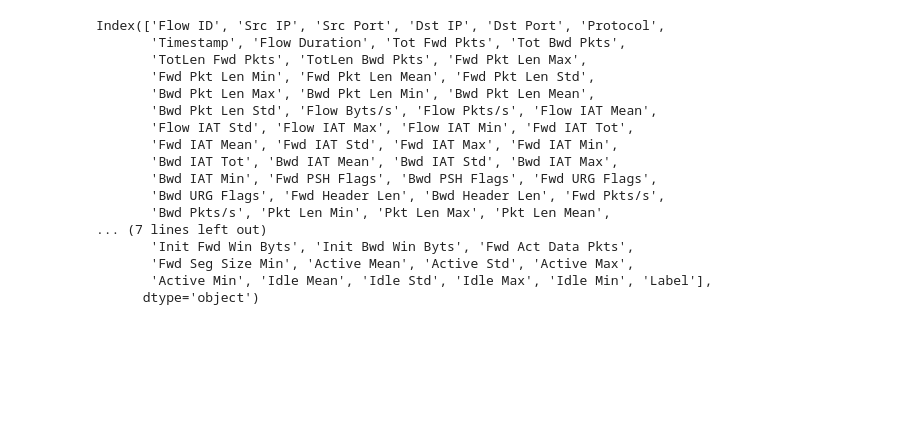
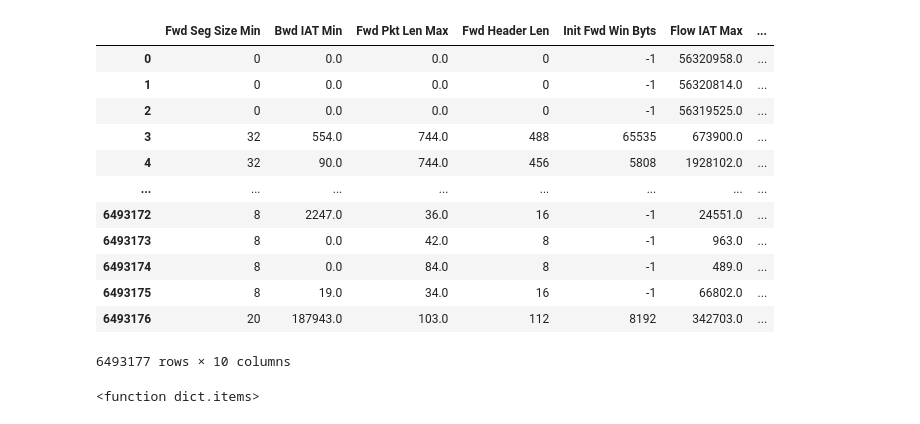
Before and after one commit to Egor-py/Diploma, a Jupyter notebook: Без названия.ipynb, the cells around one changed output. Saved outputs shown, nothing was run; the diff lists cells and outputs as text; code cells hidden in the pictures; blank space fills up the shorter version.

```diff
--- a/Без названия.ipynb
+++ b/Без названия.ipynb
@@ -74,20 +21,10 @@ db = pd.read_csv('02-20-2018.csv')
+# %%
+columns = ['Fwd Seg Size Min', 'Bwd IAT Min', 'Fwd Pkt Len Max',
+       'Fwd Header Len', 'Init Fwd Win Byts', 'Flow IAT Max', 'Flow IAT Min',
+       'Fwd IAT Mean', 'Label']
 # %%
-db.columns
+db = db[columns]
-# %% [output]
-Index(['Flow ID', 'Src IP', 'Src Port', 'Dst IP', 'Dst Port', 'Protocol',
-       'Timestamp', 'Flow Duration', 'Tot Fwd Pkts', 'Tot Bwd Pkts',
-       'TotLen Fwd Pkts', 'TotLen Bwd Pkts', 'Fwd Pkt Len Max',
-       'Fwd Pkt Len Min', 'Fwd Pkt Len Mean', 'Fwd Pkt Len Std',
-       'Bwd Pkt Len Max', 'Bwd Pkt Len Min', 'Bwd Pkt Len Mean',
-       'Bwd Pkt Len Std', 'Flow Byts/s', 'Flow Pkts/s', 'Flow IAT Mean',
-       'Flow IAT Std', 'Flow IAT Max', 'Flow IAT Min', 'Fwd IAT Tot',
-       'Fwd IAT Mean', 'Fwd IAT Std', 'Fwd IAT Max', 'Fwd IAT Min',
-       'Bwd IAT Tot', 'Bwd IAT Mean', 'Bwd IAT Std', 'Bwd IAT Max',
-       'Bwd IAT Min', 'Fwd PSH Flags', 'Bwd PSH Flags', 'Fwd URG Flags',
-       'Bwd URG Flags', 'Fwd Header Len', 'Bwd Header Len', 'Fwd Pkts/s',
-       'Bwd Pkts/s', 'Pkt Len Min', 'Pkt Len Max', 'Pkt Len Mean',
-... (7 lines left out)
-       'Init Fwd Win Byts', 'Init Bwd Win Byts', 'Fwd Act Data Pkts',
-       'Fwd Seg Size Min', 'Active Mean', 'Active Std', 'Active Max',
-       'Active Min', 'Idle Mean', 'Idle Std', 'Idle Max', 'Idle Min', 'Label'],
-      dtype='object')
+# %%
+train_len = int(db.shape[0] * 0.4)
+# %%
+db_cut = db[:train_len]
@@ -93,0 +33,16 @@ Index(['Flow ID', 'Src IP', 'Src Port', 'Dst IP', 'Dst Port', 'Protocol',
+# %%
+db_cut
+# %% [output]
+|  | Fwd Seg Size Min | Bwd IAT Min | Fwd Pkt Len Max | Fwd Header Len | Init Fwd Win Byts | Flow IAT Max | ... |
+| 0 | 0 | 0.0 | 0.0 | 0 | -1 | 56320958.0 | ... |
+| 1 | 0 | 0.0 | 0.0 | 0 | -1 | 56320814.0 | ... |
+| 2 | 0 | 0.0 | 0.0 | 0 | -1 | 56319525.0 | ... |
+| 3 | 32 | 554.0 | 744.0 | 488 | 65535 | 673900.0 | ... |
+| 4 | 32 | 90.0 | 744.0 | 456 | 5808 | 1928102.0 | ... |
+| ... | ... | ... | ... | ... | ... | ... | ... |
+| 6493172 | 8 | 2247.0 | 36.0 | 16 | -1 | 24551.0 | ... |
+| 6493173 | 8 | 0.0 | 42.0 | 8 | -1 | 963.0 | ... |
+| 6493174 | 8 | 0.0 | 84.0 | 8 | -1 | 489.0 | ... |
+| 6493175 | 8 | 19.0 | 34.0 | 16 | -1 | 66802.0 | ... |
+| 6493176 | 20 | 187943.0 | 103.0 | 112 | 8192 | 342703.0 | ... |
+6493177 rows × 10 columns
@@ -93,0 +54,4 @@ Index(['Flow ID', 'Src IP', 'Src Port', 'Dst IP', 'Dst Port', 'Protocol',
+# %%
+categories.items
+# %% [output]
+<function dict.items>
```
Also changed, not shown: parts of 17 cells of this notebook, 3 other files.
